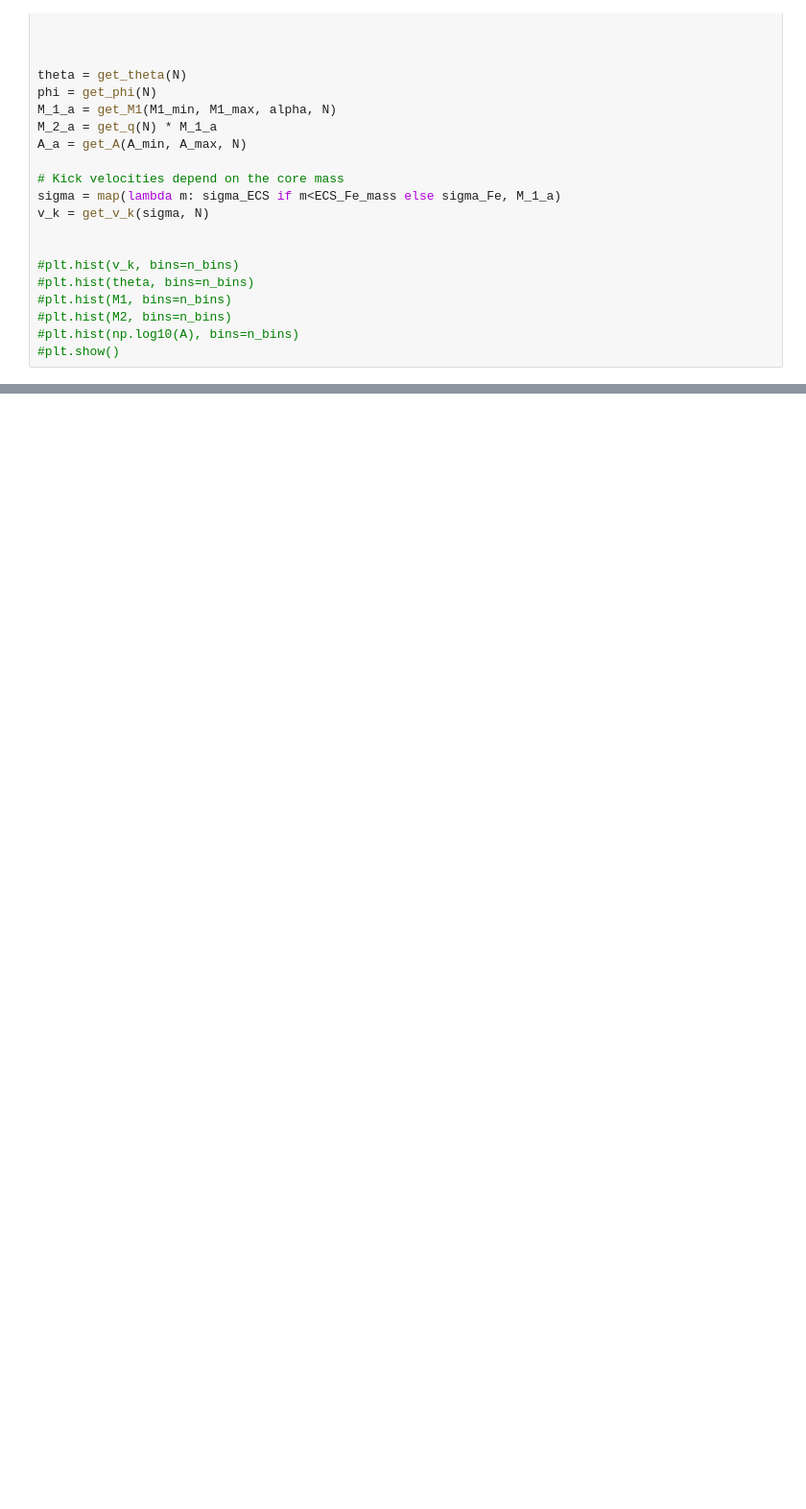
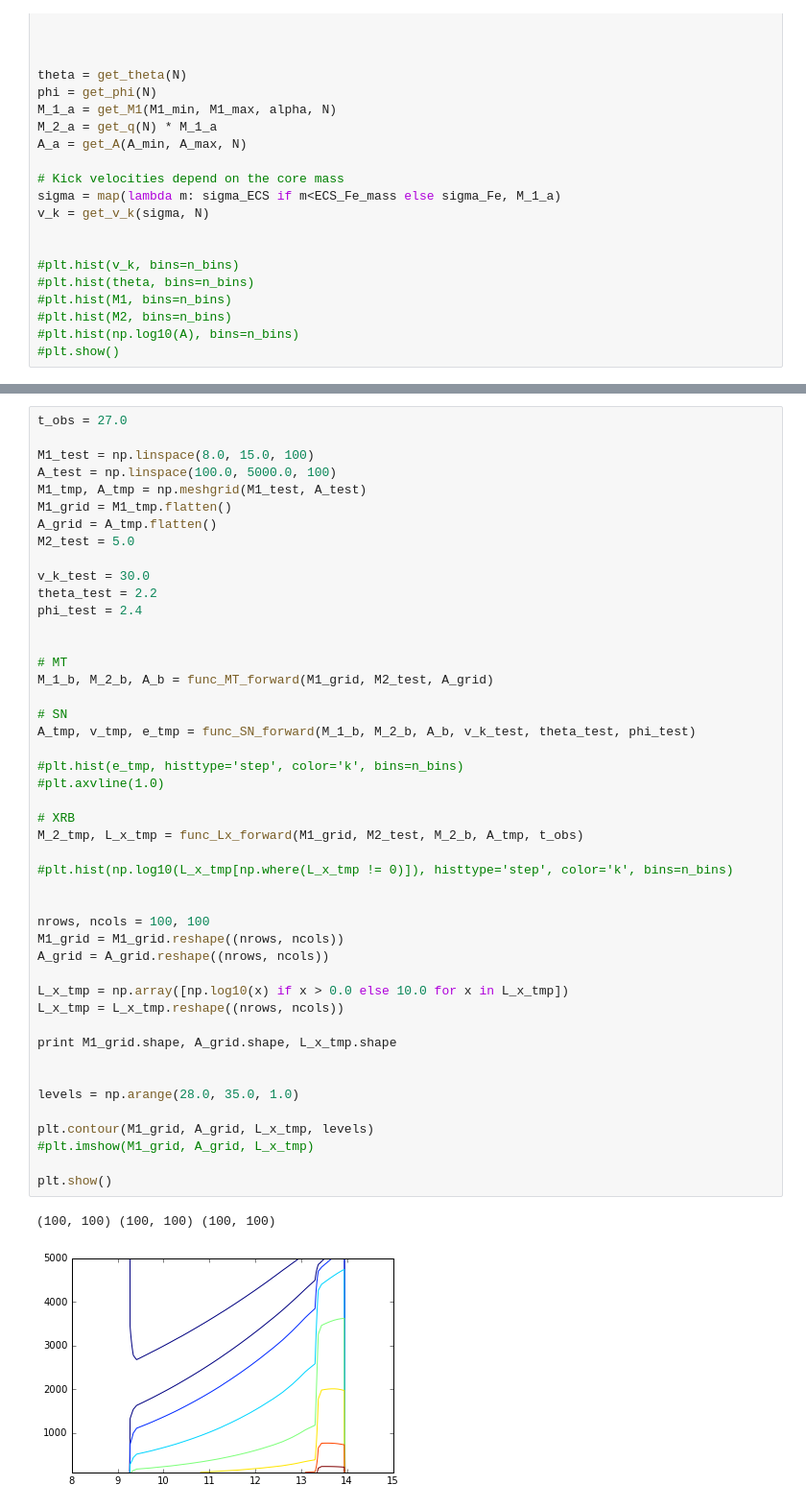
Before and after one commit to astroJeff/XRB, a Jupyter notebook: notebooks/XRB Probability.ipynb, the cells around one changed output, grey strips where cells are left out. Shown at 96% size. Saved outputs shown, nothing was run; the diff lists cells and outputs as text; blank space fills up the shorter version.

```diff
--- a/notebooks/XRB Probability.ipynb
+++ b/notebooks/XRB Probability.ipynb
@@ -796,0 +872,49 @@ print M_2_c_back, A_c_back
+# %%
+t_obs = 27.0
+
+M1_test = np.linspace(8.0, 15.0, 100)
+A_test = np.linspace(100.0, 5000.0, 100)
+M1_tmp, A_tmp = np.meshgrid(M1_test, A_test)
+M1_grid = M1_tmp.flatten()
+A_grid = A_tmp.flatten()
+M2_test = 5.0
+
+v_k_test = 30.0
+theta_test = 2.2
+phi_test = 2.4
+
+
+# MT
+M_1_b, M_2_b, A_b = func_MT_forward(M1_grid, M2_test, A_grid)
+
+# SN
+A_tmp, v_tmp, e_tmp = func_SN_forward(M_1_b, M_2_b, A_b, v_k_test, theta_test, phi_test)
+
+#plt.hist(e_tmp, histtype='step', color='k', bins=n_bins)
+#plt.axvline(1.0)
+
+# XRB
+M_2_tmp, L_x_tmp = func_Lx_forward(M1_grid, M2_test, M_2_b, A_tmp, t_obs)
+
+#plt.hist(np.log10(L_x_tmp[np.where(L_x_tmp != 0)]), histtype='step', color='k', bins=n_bins)
+
+
+nrows, ncols = 100, 100
+M1_grid = M1_grid.reshape((nrows, ncols))
+A_grid = A_grid.reshape((nrows, ncols))
+
+L_x_tmp = np.array([np.log10(x) if x > 0.0 else 10.0 for x in L_x_tmp])
+L_x_tmp = L_x_tmp.reshape((nrows, ncols))
+
+print M1_grid.shape, A_grid.shape, L_x_tmp.shape
+
+
+levels = np.arange(28.0, 35.0, 1.0)
+
+plt.contour(M1_grid, A_grid, L_x_tmp, levels)
+#plt.imshow(M1_grid, A_grid, L_x_tmp)
+
+plt.show()
+# %% [output]
+(100, 100) (100, 100) (100, 100)
+[figure, added]
```
Also changed, not shown: parts of 13 cells of this notebook.
